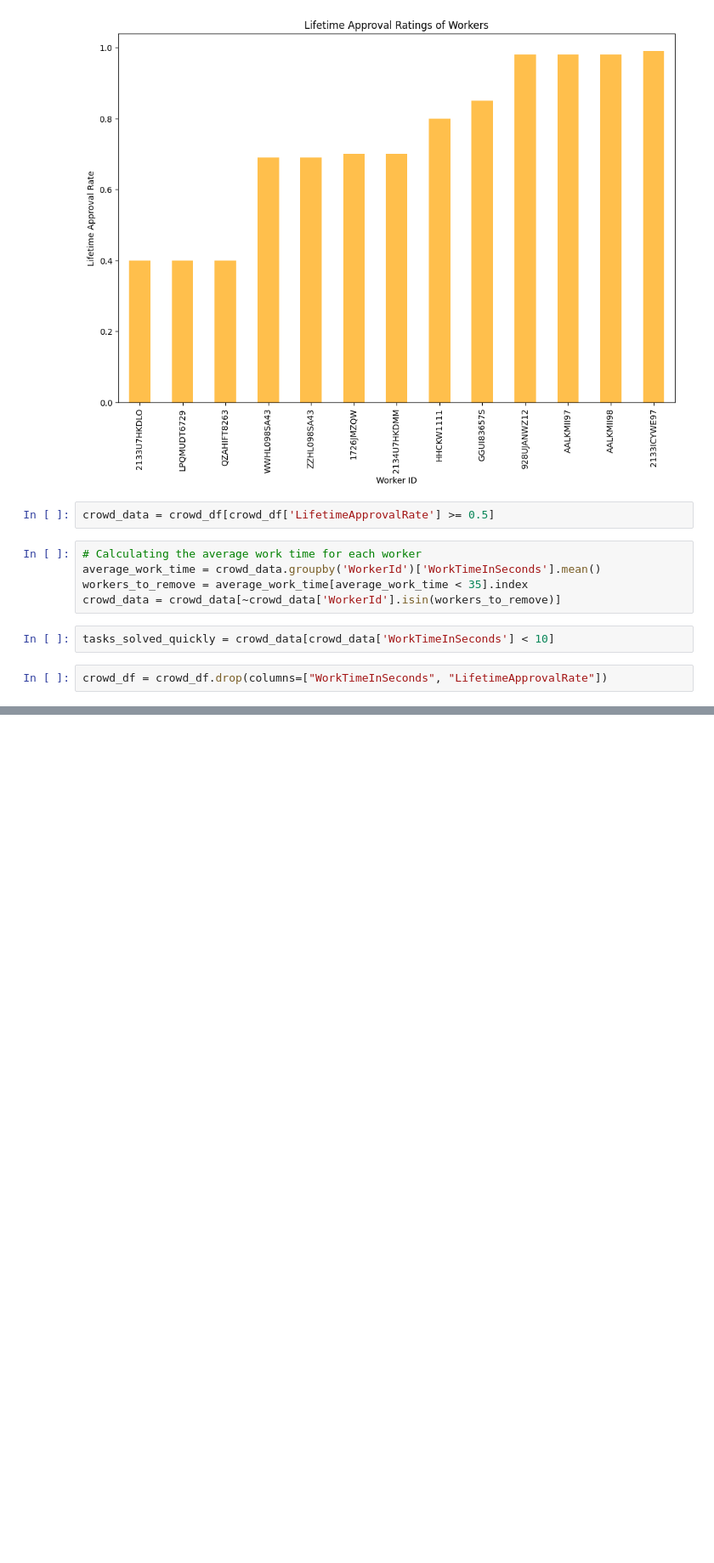
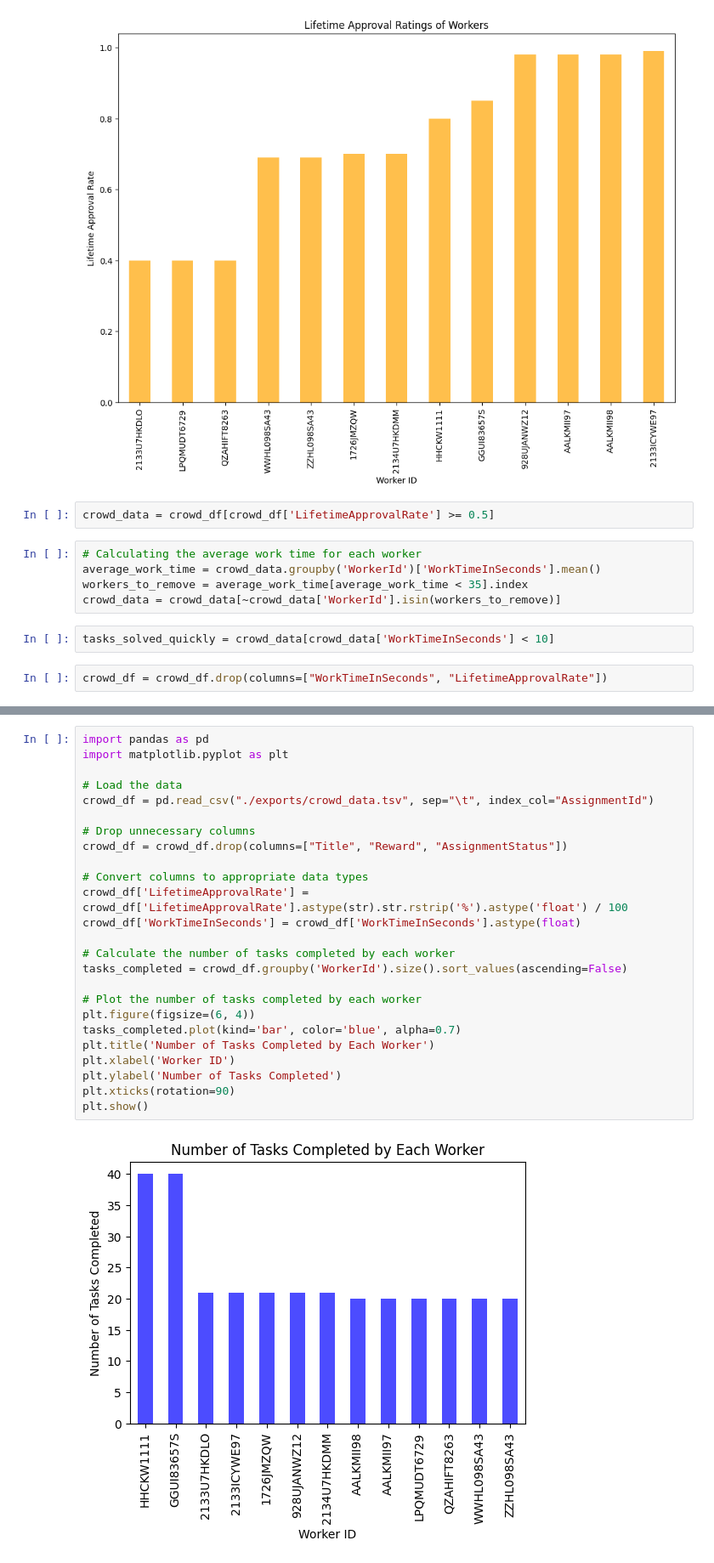
Before and after one commit to random9nessss/HS-24-Advanced-Topics-in-Artificial-Intelligence, a Jupyter notebook: development/crowd_source_2.ipynb, the cells around one changed output, grey strips where cells are left out. Shown at 85% size. Cells and saved outputs as stored; diff of their text form; blank space fills up the shorter version.

Commit message:
refined crowd sourcing

```diff
--- a/development/crowd_source_2.ipynb
+++ b/development/crowd_source_2.ipynb
@@ -330,3 +350,30 @@ with open(output_path, "w") as f:
 print(f"Correction index exported to {output_path}")
 # %% [output]
 Correction index exported to ./exports/crowd_source.json
+# %%
+import pandas as pd
+import matplotlib.pyplot as plt
+
+# Load the data
+crowd_df = pd.read_csv("./exports/crowd_data.tsv", sep="\t", index_col="AssignmentId")
+
+# Drop unnecessary columns
+crowd_df = crowd_df.drop(columns=["Title", "Reward", "AssignmentStatus"])
+
+# Convert columns to appropriate data types
+crowd_df['LifetimeApprovalRate'] = crowd_df['LifetimeApprovalRate'].astype(str).str.rstrip('%').astype('float') / 100
+crowd_df['WorkTimeInSeconds'] = crowd_df['WorkTimeInSeconds'].astype(float)
+
+# Calculate the number of tasks completed by each worker
+tasks_completed = crowd_df.groupby('WorkerId').size().sort_values(ascending=False)
+
+# Plot the number of tasks completed by each worker
+plt.figure(figsize=(6, 4))
+tasks_completed.plot(kind='bar', color='blue', alpha=0.7)
+plt.title('Number of Tasks Completed by Each Worker')
+plt.xlabel('Worker ID')
+plt.ylabel('Number of Tasks Completed')
+plt.xticks(rotation=90)
+plt.show()
+# %% [output]
+[figure, added]
```
Also changed, not shown: parts of 8 cells of this notebook, 3 other files.
